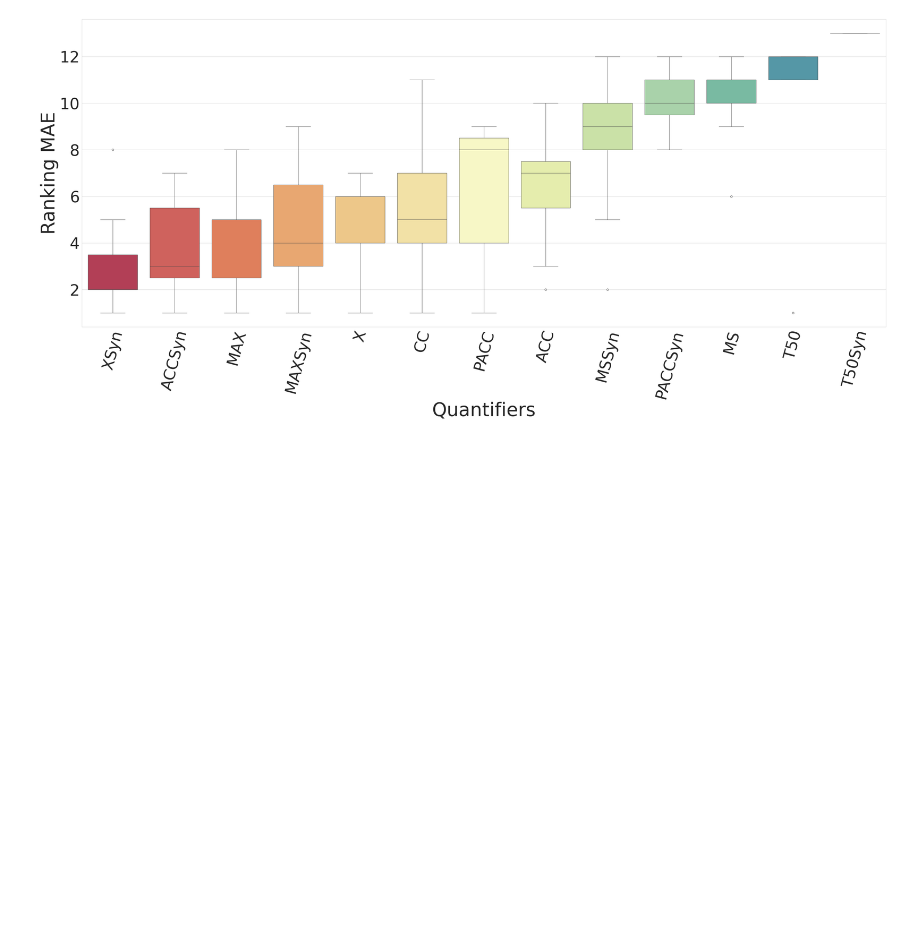
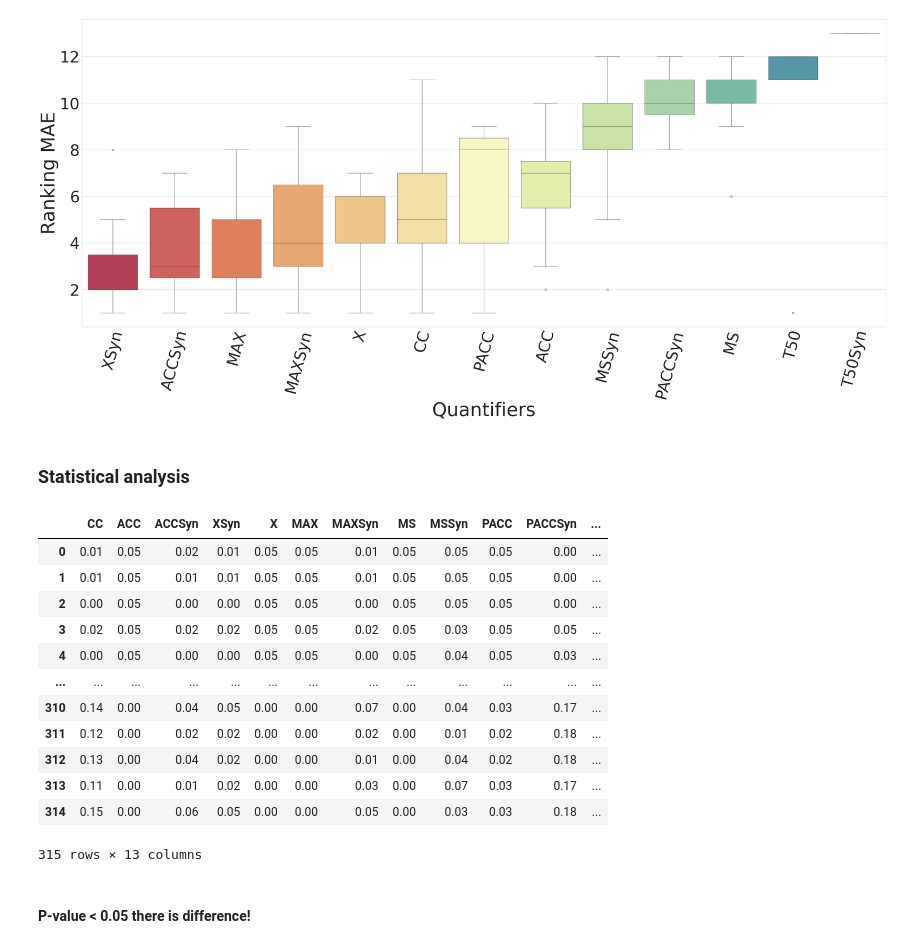
Before and after one commit to JPOrtegaa/score-drift-quantification, a Jupyter notebook: plots_paper.ipynb, the cells around one changed output. Cells and saved outputs as stored; diff of their text form; code cells hidden in the pictures; blank space fills up the shorter version.

Commit message:
update: new result plot images and statistical test for real experiment

```diff
--- a/plots_paper.ipynb
+++ b/plots_paper.ipynb
@@ -386,3 +392,37 @@ with sns.axes_style("whitegrid"), sns.color_palette('Spectral', mean_ranking.sha
 plt.show()
 # %% [output]
 [figure]
+# %% [markdown]
+### Statistical analysis
+# %%
+def ae_dataset(df, dataset):
+    df = df[df['dataset'] == dataset]
+    result = pd.DataFrame(columns=df['Qnt'].unique())
+
+    for qnt in df['Qnt'].unique():
+        qnt_data = df[df['Qnt'] == qnt]['AE'].values
+        result[qnt] = qnt_data
+
+    return result
+# %%
+ae_datasets = []
+for dataset in df_real['dataset'].unique():
+    result = ae_dataset(df_real, dataset)
+    ae_datasets.append({'dataset': dataset, 'data': result})
+# %%
+avila = ae_datasets[0]['data']
+avila
+# %% [output]
+|  | CC | ACC | ACCSyn | XSyn | X | MAX | MAXSyn | MS | MSSyn | PACC | PACCSyn | ... |
+| 0 | 0.01 | 0.05 | 0.02 | 0.01 | 0.05 | 0.05 | 0.01 | 0.05 | 0.05 | 0.05 | 0.00 | ... |
+| 1 | 0.01 | 0.05 | 0.01 | 0.01 | 0.05 | 0.05 | 0.01 | 0.05 | 0.05 | 0.05 | 0.00 | ... |
+| 2 | 0.00 | 0.05 | 0.00 | 0.00 | 0.05 | 0.05 | 0.00 | 0.05 | 0.05 | 0.05 | 0.00 | ... |
+| 3 | 0.02 | 0.05 | 0.02 | 0.02 | 0.05 | 0.05 | 0.02 | 0.05 | 0.03 | 0.05 | 0.05 | ... |
+| 4 | 0.00 | 0.05 | 0.00 | 0.00 | 0.05 | 0.05 | 0.00 | 0.05 | 0.04 | 0.05 | 0.03 | ... |
+| ... | ... | ... | ... | ... | ... | ... | ... | ... | ... | ... | ... | ... |
+| 310 | 0.14 | 0.00 | 0.04 | 0.05 | 0.00 | 0.00 | 0.07 | 0.00 | 0.04 | 0.03 | 0.17 | ... |
+| 311 | 0.12 | 0.00 | 0.02 | 0.02 | 0.00 | 0.00 | 0.02 | 0.00 | 0.01 | 0.02 | 0.18 | ... |
+| 312 | 0.13 | 0.00 | 0.04 | 0.02 | 0.00 | 0.00 | 0.01 | 0.00 | 0.04 | 0.02 | 0.18 | ... |
+| 313 | 0.11 | 0.00 | 0.01 | 0.02 | 0.00 | 0.00 | 0.03 | 0.00 | 0.07 | 0.03 | 0.17 | ... |
+| 314 | 0.15 | 0.00 | 0.06 | 0.05 | 0.00 | 0.00 | 0.05 | 0.00 | 0.03 | 0.03 | 0.18 | ... |
+315 rows × 13 columns
@@ -388,0 +457,2 @@ plt.show()
+# %% [markdown]
+#### P-value < 0.05 there is difference!
```
Also changed, not shown: parts of 9 cells of this notebook, 3 other files.
